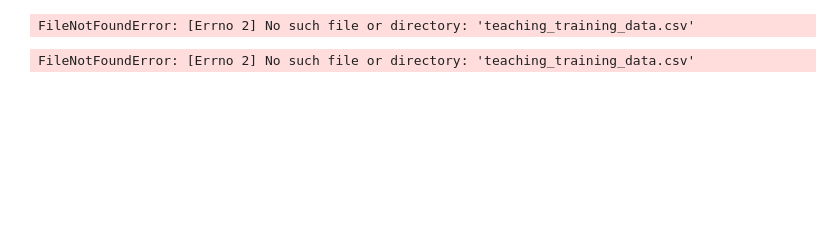
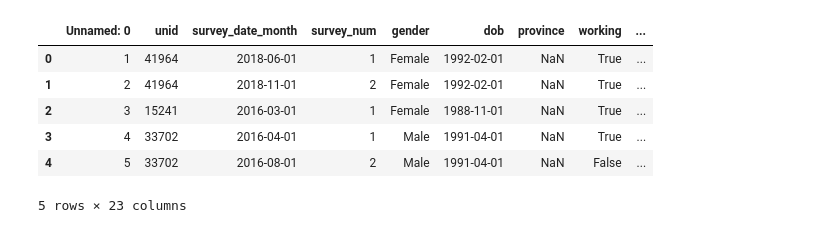
Before and after one commit to smmarjaei/iX_Harambee_Impact_Project, a Jupyter notebook: nick attempt 1.ipynb, the cells around one changed output. Saved outputs shown, nothing was run; the diff lists cells and outputs as text; code cells hidden in the pictures; blank space fills up the shorter version.

```diff
--- a/nick attempt 1.ipynb
+++ b/nick attempt 1.ipynb
@@ -8,24 +8,21 @@ from datetime import datetime
 import matplotlib.pyplot as plt
 %matplotlib inline
 # %%
-pd.read_csv("teaching_training_data.csv")
-pd.read_csv("teaching_training_data_cft.csv")
-pd.read_csv("teaching_training_data_com.csv")
-pd.read_csv("teaching_training_data_grit.csv")
-pd.read_csv("teaching_training_data_num.csv")
-pd.read_csv("teaching_training_data_opt.csv")
+data = pd.read_csv("Data/teaching_training_data.csv")
+cft = pd.read_csv("Data/teaching_training_data_cft.csv", usecols=["unid", "cft_score"])
+com = pd.read_csv("Data/teaching_training_data_com.csv", usecols=["unid", "com_score"])
+grit = pd.read_csv("Data/teaching_training_data_grit.csv", usecols=["unid", "grit_score"])
+num = pd.read_csv("Data/teaching_training_data_num.csv", usecols=["unid", "num_score"])
+opt = pd.read_csv("Data/teaching_training_data_opt.csv", usecols=["unid", "opt_score"])
+data.head()
 # %% [output]
+|  | Unnamed: 0 | unid | survey_date_month | survey_num | gender | dob | province | working | ... |
+| 0 | 1 | 41964 | 2018-06-01 | 1 | Female | 1992-02-01 | NaN | True | ... |
+| 1 | 2 | 41964 | 2018-11-01 | 2 | Female | 1992-02-01 | NaN | True | ... |
+| 2 | 3 | 15241 | 2016-03-01 | 1 | Female | 1988-11-01 | NaN | True | ... |
+| 3 | 4 | 33702 | 2016-04-01 | 1 | Male | 1991-04-01 | NaN | True | ... |
+| 4 | 5 | 33702 | 2016-08-01 | 2 | Male | 1991-04-01 | NaN | False | ... |
-FileNotFoundError: [Errno 2] No such file or directory: 'teaching_training_data.csv'
+5 rows × 23 columns
-# %%
-data = pd.read_csv("teaching_training_data.csv")
-cft = pd.read_csv("teaching_training_data_cft.csv")
-com = pd.read_csv("teaching_training_data_com.csv")
-grit = pd.read_csv("teaching_training_data_grit.csv")
-num = pd.read_csv("teaching_training_data_num.csv")
-opt = pd.read_csv("teaching_training_data_opt.csv")
-data.head()
-# %% [output]
-FileNotFoundError: [Errno 2] No such file or directory: 'teaching_training_data.csv'
 # %%
 data.dtypes
 # %% [output]
```
Also changed, not shown: parts of 11 cells of this notebook.
